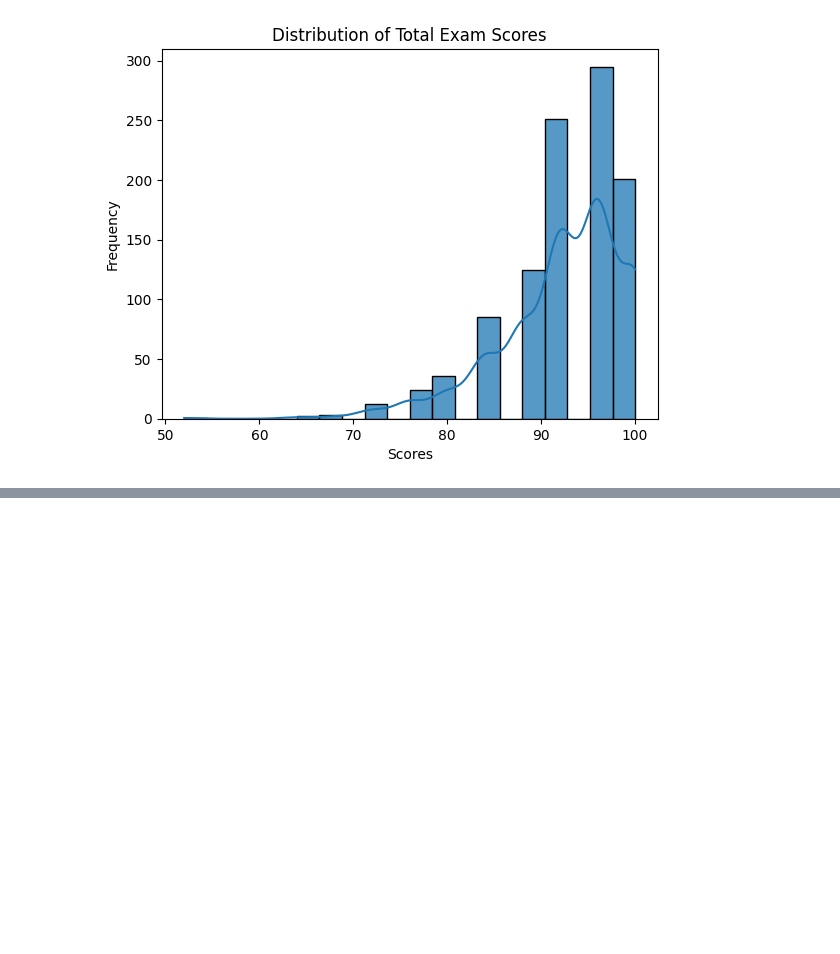
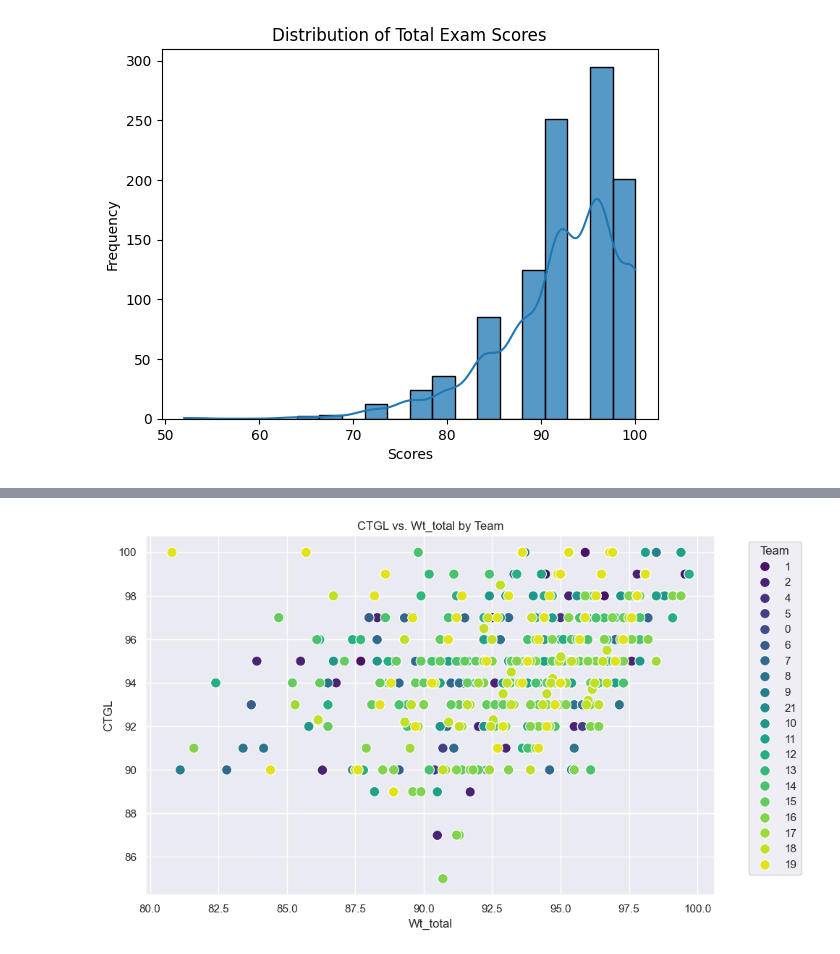
Before and after one commit to JBtallgrass/M200, a Jupyter notebook: M200_analysis.ipynb, the cells around one changed output, grey strips where cells are left out. Cells and saved outputs as stored; diff of their text form; code cells hidden in the pictures; blank space fills up the shorter version.

```diff
--- a/M200_analysis.ipynb
+++ b/M200_analysis.ipynb
@@ -311,0 +321,15 @@ plt.show()
+# %%
+# Splitting the 'SG' column into two parts: numeric for 'team' and letter for 'staff_gp'
+m200_df[['team', 'staff_gp']] = m200_df['SG'].str.extract(r'(\d+)([A-Za-z])')
+
+# Fill NaN values in 'team' column to ensure conversion can happen. Here, '0' is used as a placeholder.
+m200_df['team'] = m200_df['team'].fillna('0')
+
+# Removing leading zeros from 'team' - converting to int and back to string will do this
+m200_df['team'] = m200_df['team'].astype(int).astype(str)
+
+# Optionally, replace the '0' placeholder with NaN or another placeholder if needed
+# m200_df['team'] = m200_df['team'].replace('0', pd.NA)
+
+# Now your DataFrame m200_df has two new columns: 'team' and 'staff_gp'
+print(m200_df.head())
@@ -311,0 +412,26 @@ plt.show()
+# %%
+# Assuming m200_df is your DataFrame and it has columns 'CTGL' and 'Wt_total'
+
+sns.set_theme(style="darkgrid") # set the theme for a better viz
+
+# Create a scatter plot with 'team' as the hue
+plt.figure(figsize=(10, 6))  # Adjust figure size as needed
+scatter = sns.scatterplot(data=m200_df, x='Wt_total', y='CTGL', hue='team', palette='viridis', s=100)
+# 's' is the marker size
+
+plt.title('CTGL vs. Wt_total by Team')
+plt.xlabel('Wt_total')
+plt.ylabel('CTGL')
+
+# Optional: Add a legend outside the plot
+plt.legend(title='Team', bbox_to_anchor=(1.05, 1), loc='upper left')
+
+plt.tight_layout()  # Adjust layout to make room for the legend
+
+# Save the figure
+plt.savefig('figure/m200_ctgl_wt_ttl.png', dpi=300)  # Saves the plot as a PNG file with 300 DPI
+
+# Show plot
+plt.show()
+# %% [output]
+[figure, added]
```
Also changed, not shown: parts of 24 cells of this notebook, 13 other files.
